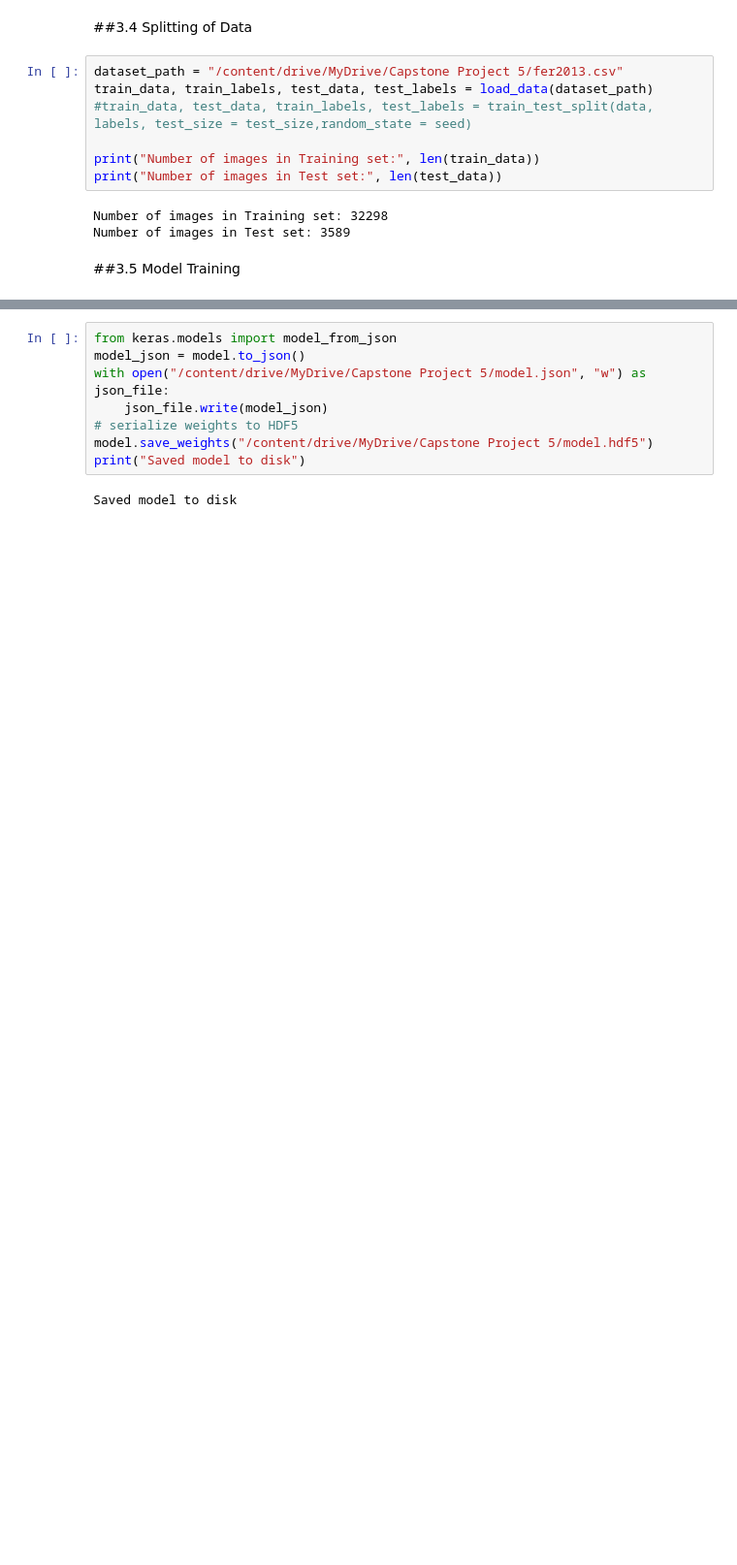
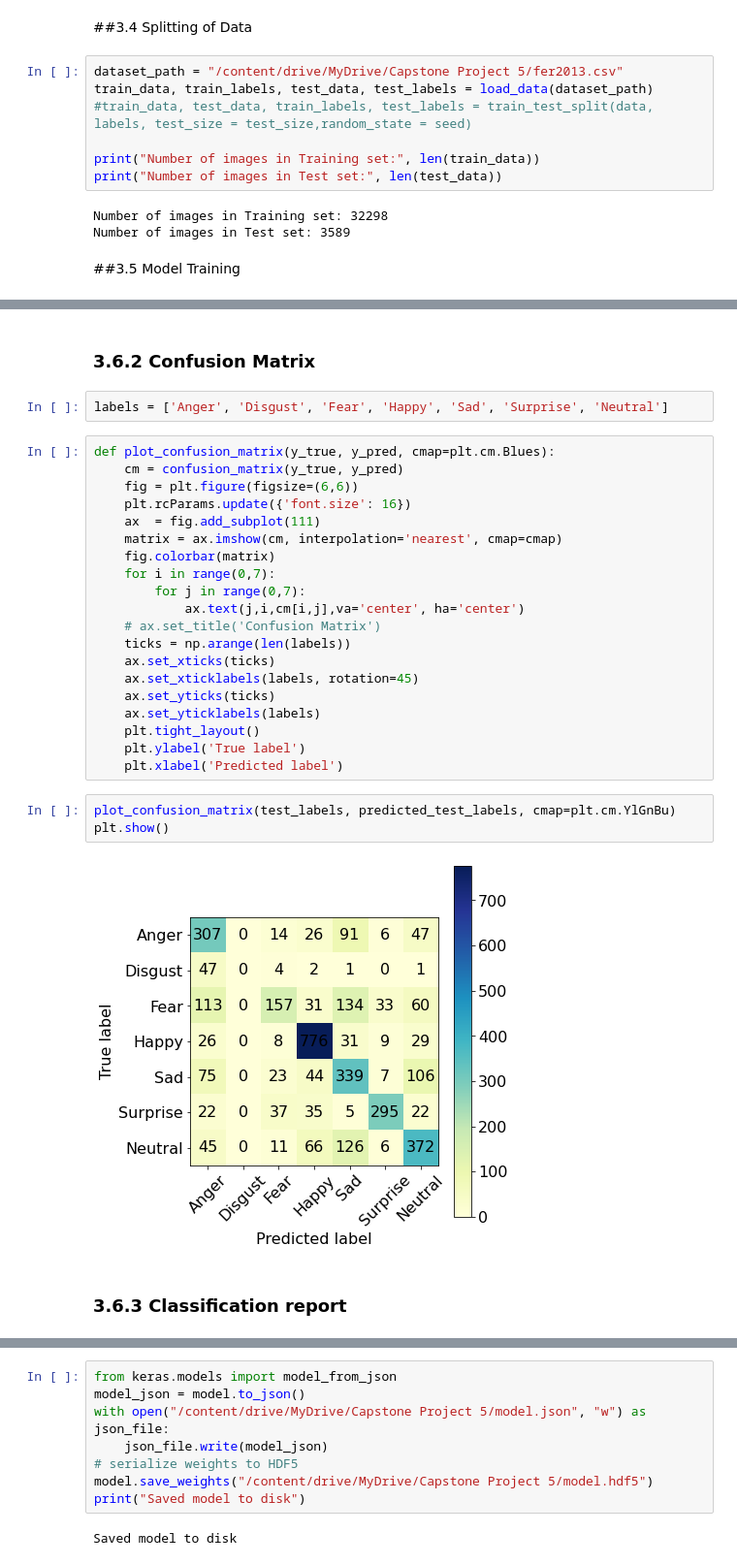
Before and after one commit to SajalSinha/Facial-Emotion-Recognition, a Jupyter notebook: FER_CNN_model.ipynb, the cells around one changed output, grey strips where cells are left out. Shown at 97% size. Cells and saved outputs as stored; diff of their text form; blank space fills up the shorter version.

```diff
--- a/FER_CNN_model.ipynb
+++ b/FER_CNN_model.ipynb
@@ -371,0 +375,31 @@ Accuracy percentage =  24.49150181108944 %
+# %% [markdown]
+### 3.6.2 Confusion Matrix
+# %%
+labels = ['Anger', 'Disgust', 'Fear', 'Happy', 'Sad', 'Surprise', 'Neutral']
+# %%
+def plot_confusion_matrix(y_true, y_pred, cmap=plt.cm.Blues):
+    cm = confusion_matrix(y_true, y_pred)
+    fig = plt.figure(figsize=(6,6))
+    plt.rcParams.update({'font.size': 16})
+    ax  = fig.add_subplot(111)
+    matrix = ax.imshow(cm, interpolation='nearest', cmap=cmap)
+    fig.colorbar(matrix)
+    for i in range(0,7):
+        for j in range(0,7):
+            ax.text(j,i,cm[i,j],va='center', ha='center')
+    # ax.set_title('Confusion Matrix')
+    ticks = np.arange(len(labels))
+    ax.set_xticks(ticks)
+    ax.set_xticklabels(labels, rotation=45)
+    ax.set_yticks(ticks)
+    ax.set_yticklabels(labels)
+    plt.tight_layout()
+    plt.ylabel('True label')
+    plt.xlabel('Predicted label')
+# %%
+plot_confusion_matrix(test_labels, predicted_test_labels, cmap=plt.cm.YlGnBu)
+plt.show()
+# %% [output]
+[figure, added]
+# %% [markdown]
+### 3.6.3 Classification report
```
Also changed, not shown: parts of 11 cells of this notebook.
